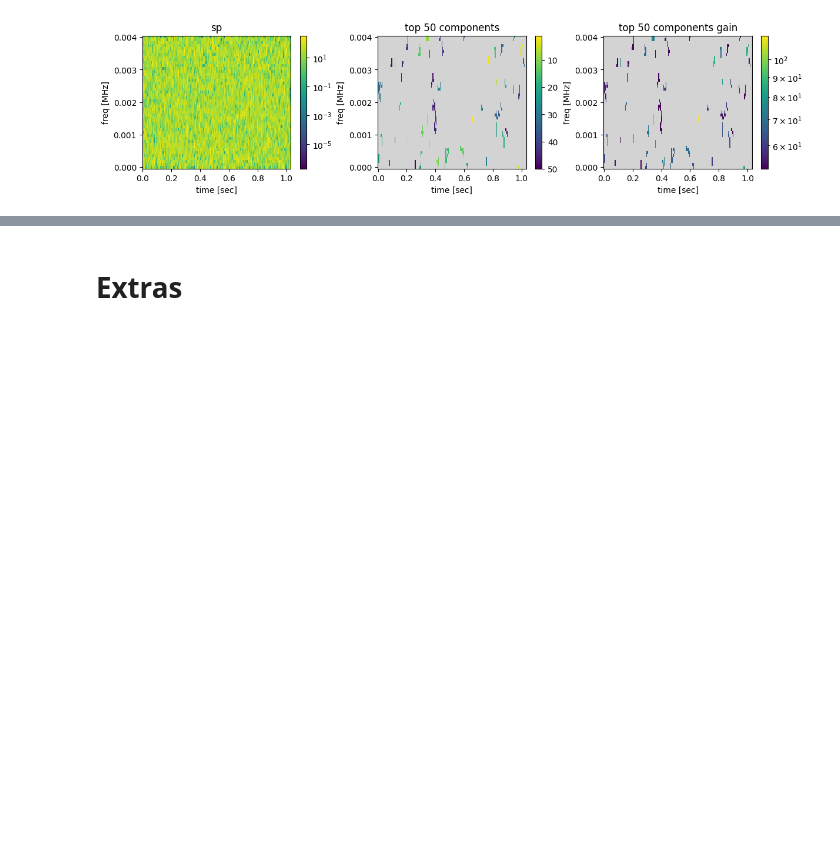
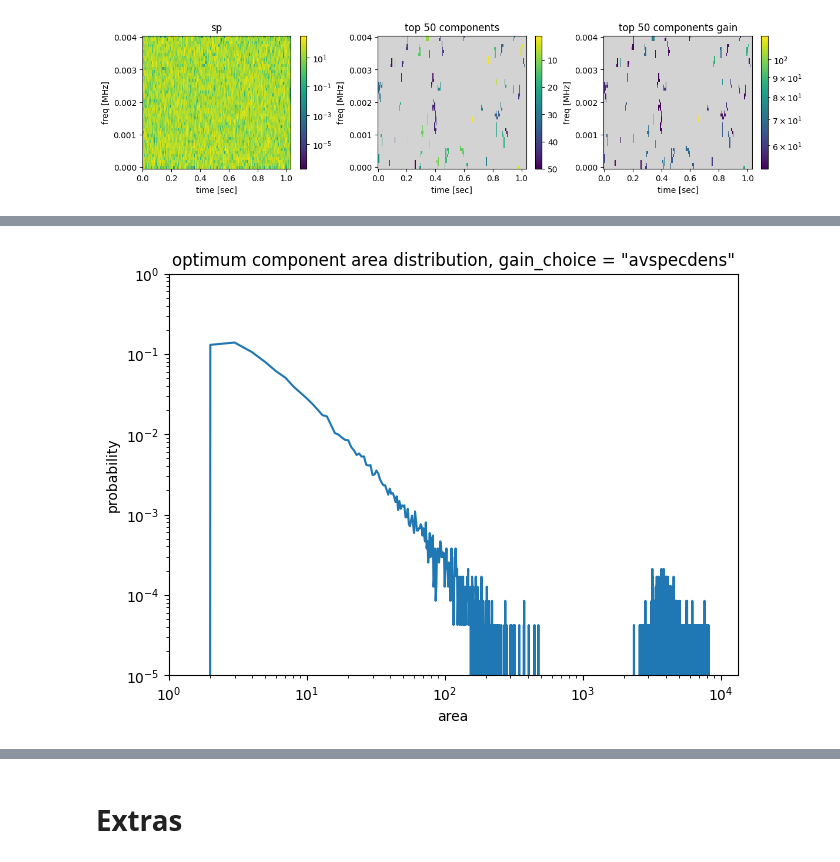
Before and after one commit to nacrocker/automated-segmentation, a Jupyter notebook: maxtree_tests_with_synthetic_data_and_noise.ipynb, the cells around one changed output, grey strips where cells are left out. Saved outputs shown, nothing was run; the diff lists cells and outputs as text; code cells hidden in the pictures; blank space fills up the shorter version.

Commit message:
restructured code for tests of optimum components of noise.  added more statistics for optimum components.

```diff
--- a/maxtree_tests_with_synthetic_data_and_noise.ipynb
+++ b/maxtree_tests_with_synthetic_data_and_noise.ipynb
@@ -1436,12 +1439,12 @@ resids = np.zeros((len(noise_stds),ntrials))
 Save = True
 saved=dict()
 CompToSave = (len(noise_stds)-1,0)
-toSave = { # key:val of form (istd,itr):['var1',...])
+toSave = { # key:val of form (iouter,itr):['var1',...])
     (0,0):['sig','sigfilt'],
     CompToSave:['sp','mxgnndslabeltopfill','mxgntopfill'],
   }
 
-for istd,noise_std in enumerate(noise_stds):
+for iouter,noise_std in enumerate(noise_stds):
     for itr in range(ntrials):
         noise = mk_noise(noise_mean, noise_std, t.shape)
         sig = sig0 + noise
@@ -1457,9 +1460,9 @@ for istd,noise_std in enumerate(noise_stds):
         filt = ((mxgnndslabeltopfill > 0) & (mxgnndslabeltopfill <= ntop))
         sigstftfilt = sigstft*filt
         sigfilt = SFT.istft(sigstftfilt,k1=nt)
-        resids[istd,itr] = np.sqrt(np.mean(np.abs(sigfilt-sig0)**2))
-        if Save and (istd,itr) in toSave:
-            saved[(istd,itr)] = {vk:globals()[vk] for vk in toSave[(istd,itr)]}
+        resids[iouter,itr] = np.sqrt(np.mean(np.abs(sigfilt-sig0)**2))
+        if Save and (iouter,itr) in toSave:
+            saved[(iouter,itr)] = {vk:globals()[vk] for vk in toSave[(iouter,itr)]}
 
 
 if Save:
@@ -1865,0 +1883,74 @@ Wall time: 4min 54s
+# %%
+
+iouter = nstds-1
+#area statistics
+fig = plt.figure(layout='constrained')
+plt.plot(np.arange(area_prob[iouter].shape[-1])+1,area_prob[iouter].T)
+plt.yscale('log')
+plt.xscale('log')
+plt.xlim(xmin=1)
+plt.ylim([.00001,1])
+plt.xlabel('area')
+plt.ylabel('probability')
+plt.title(f'optimum component area distribution, gain_choice = "{gain_choice}"')
+
+#max_gain statistics
+fig = plt.figure(layout='constrained')
+plt.stairs(max_gain_hist[iouter][0],max_gain_hist[iouter][1])
+plt.yscale('log')
+plt.xscale('log')
+plt.xlim(xmin=1)
+#plt.xlim([1,1000])
+#plt.ylim([.00001,1])
+plt.xlabel('gain of optimum components')
+plt.ylabel('counts')
+plt.title(f'optimum component gain distribution, gain_choice = "{gain_choice}"')
+
+#extents statistics
+for iext in [0,1]:
+    fig = plt.figure(layout='constrained')
+    plt.stairs(extents_hist[iouter][0][iext],extents_hist[iouter][1][iext])
+    plt.yscale('log')
+    plt.xscale('log')
+    plt.xlim(xmin=1)
+    plt.xlabel(f'extents[{iext}] of optimum components')
+    plt.ylabel('counts')
+    plt.title(f'optimum component extents distribution, gain_choice = "{gain_choice}"')
+
+#volume statistics
+fig = plt.figure(layout='constrained')
+plt.stairs(volume_hist[iouter][0],volume_hist[iouter][1])
+plt.yscale('log')
+plt.xscale('log')
+plt.xlim(xmin=1)
+plt.xlabel('volume of optimum components')
+plt.ylabel('counts')
+plt.title(f'optimum component volume distribution, gain_choice = "{gain_choice}"')
+
+#height statistics
+fig = plt.figure(layout='constrained')
+plt.stairs(height_hist[iouter][0],height_hist[iouter][1])
+plt.yscale('log')
+plt.xscale('log')
+plt.xlim(xmin=1)
+plt.xlabel('height of optimum components')
+plt.ylabel('counts')
+
+if Save:
+    # display saved diagnostics
+
+    compssav = {k:v  for k,v in saved.items() if 'mxgnndinds' in v}
+    ncompssav = {k:len(v['mxgnndinds']) for k,v in saved.items() if 'mxgnndinds' in v}
+    compssavk = list(compssav.keys())
+
+    maxToShow = 4
+    ToShow = [k for k in compssavk if ncompssav[k] > 1]
+    ToShow = ToShow[0:min(len(ToShow),maxToShow)]
+    for i,kTS in enumerate(ToShow):
+        self,gain,mxgnndinds = [compssav[kTS][k] for k in ['self','gain','mxgnndinds']]
+
+        mxgnndslabeltopfill,mxgntopfill = self.label_optimummaxattrnode_image_components_with_rank_and_attr(gain)
+        _ = show_top_components_rank_and_gain(self.image,mxgnndslabeltopfill,mxgntopfill,ntop=len(mxgnndinds))
+        plt.suptitle(f'(iouter,itr) = {compssavk[i]}; nComps = {len(mxgnndinds)}')
+# %% [output]
+[figure, added]
```
Also changed, not shown: parts of 8 cells of this notebook.
